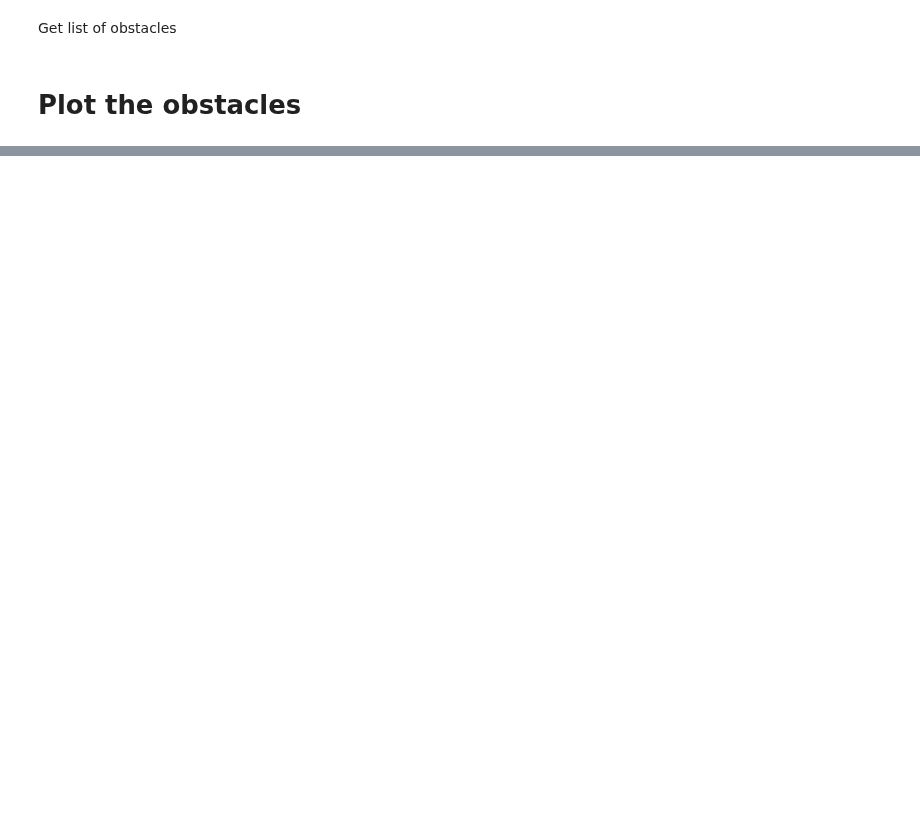
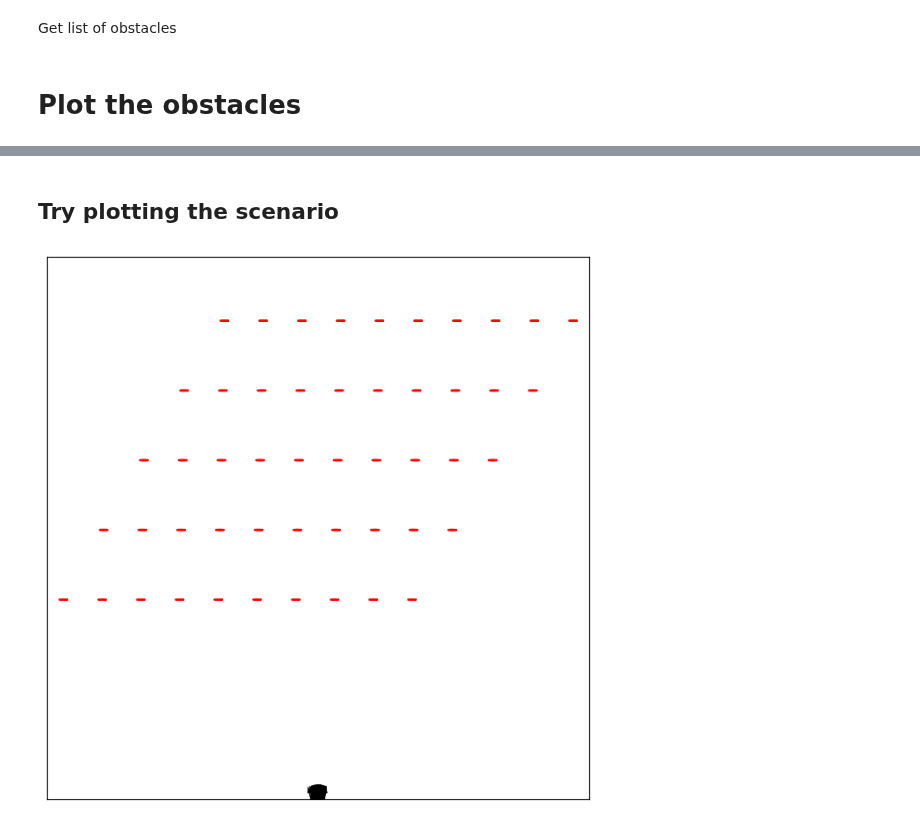
Before and after one commit to mattrflew/ind-maths-project-2-group-8, a Jupyter notebook: test_setup.ipynb, the cells around one changed output, grey strips where cells are left out. Saved outputs shown, nothing was run; the diff lists cells and outputs as text; code cells hidden in the pictures; blank space fills up the shorter version.

Commit message:
scaled test area based on real-world parameters

```diff
--- a/test_setup.ipynb
+++ b/test_setup.ipynb
@@ -444,0 +484,58 @@ ax.get_yaxis().set_visible(False)
+# %% [markdown]
+## Try plotting the scenario
+# %%
+N = 500 #num birds
+L = 7000 #Sides of box, m
+
+v0 = 1.0      # velocity of birds (constant)
+eta = 0.5
+theta_start = np.pi/2
+
+# Obstacles
+nrows = 5
+ncols = 10
+num_obstacles = nrows*ncols
+
+diameter = 100
+width = 10
+rotor_spacing_side = 5 #5 diameters to the side
+rotor_spacing_behind = 9 #9 diameters behind
+
+x_spacing = rotor_spacing_side * diameter
+y_spacing = rotor_spacing_behind * diameter
+offset = 0
+beta = np.radians(30)
+Rx = diameter/2
+Ry = width/2
+n = 25
+
+# Set up a figure
+fig, ax = plt.subplots(figsize = (8,8))
+
+
+x_obstacle_list, y_obstacle_list, x_obstacle, y_obstacle = get_obstacles(L, num_obstacles, nrows, ncols, x_spacing, y_spacing, offset, beta, Rx, Ry, n)
+
+# Plot obstacle(s) - Plot the "list" to visualise the different obstaclces properly
+for xx, yy in zip(x_obstacle_list, y_obstacle_list):
+    ax.plot(xx, yy, 'r-')
+
+
+# Birds
+# x, y, vx, vy, theta = initialize_birds_square(N, L, v0, theta_start, eta)
+x, y, vx, vy, theta = initialize_birds_triangle(N, L, v0, theta_start, eta)
+
+
+# Plot initial quivers
+q = ax.quiver(x, y, vx, vy)
+
+# Set figure parameters
+ax.set(xlim=(0, L), ylim=(0, L))
+ax.set_aspect('equal')
+ax.get_xaxis().set_visible(False)
+ax.get_yaxis().set_visible(False)
+
+# # Save figure
+# name = 'elliptical'
+# plt.savefig(f"images/example_{name}_turbine_test_set_up.png", dpi=300, bbox_inches='tight')  #
+# %% [output]
+[figure, added]
```
Also changed, not shown: parts of 7 cells of this notebook.
